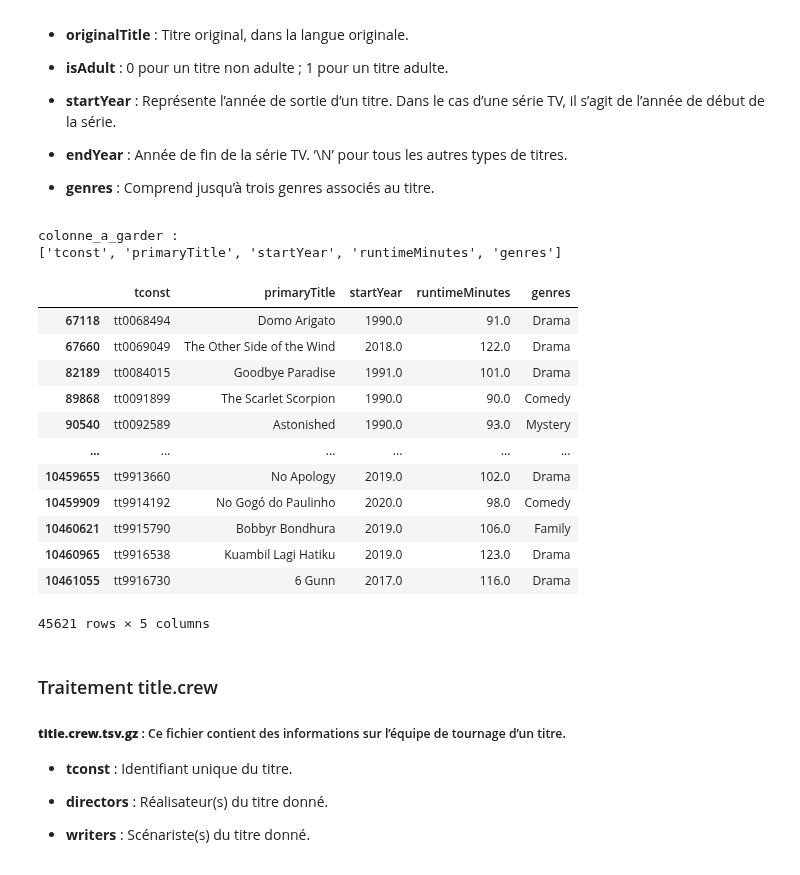
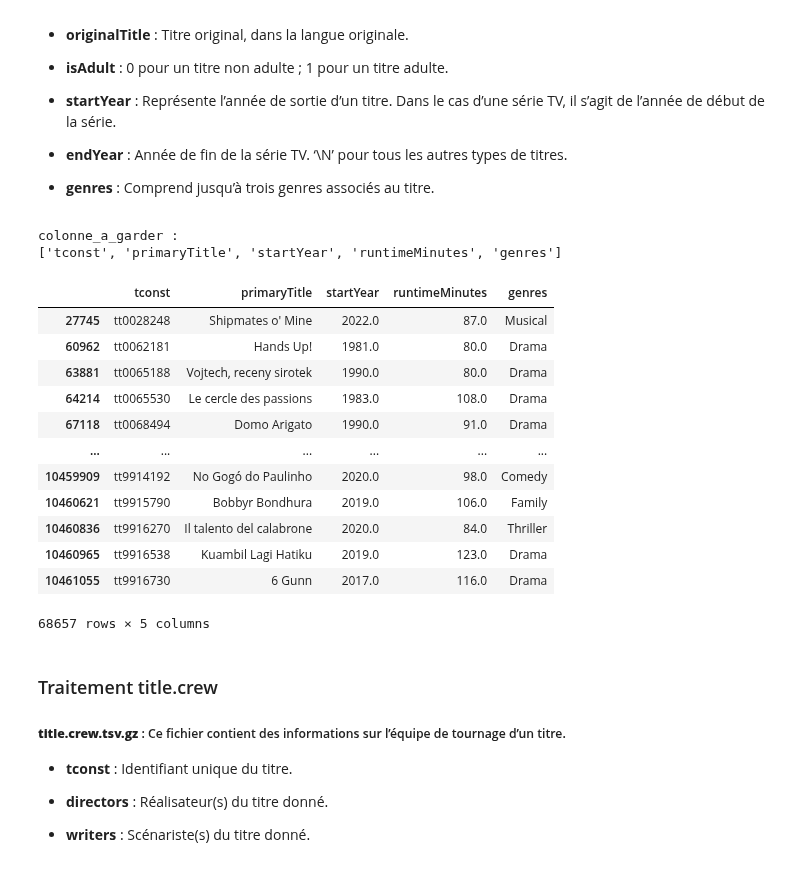
Before and after one commit to bigmoletos/WildCodeSchool_formation_IA_nov2023, a Jupyter notebook: Projets/Projet2_NetFlix/recommandation_films.ipynb, the cells around one changed output. Saved outputs shown, nothing was run; the diff lists cells and outputs as text; code cells hidden in the pictures.

```diff
--- a/Projets/Projet2_NetFlix/recommandation_films.ipynb
+++ b/Projets/Projet2_NetFlix/recommandation_films.ipynb
@@ -656,41 +683,44 @@ df_title_principals_filtered
 - **genres** : Comprend jusqu’à trois genres associés au titre.
 # %%
 # initialisation des variables
-df_name="title_basics"
-my_dataframe=df_title_basics3
+df_name = "title_basics"
+my_dataframe = df_title_basics3
 
 # liste des colonnes ['tconst', 'titleType', 'primaryTitle', 'originalTitle', 'isAdult', 'startYear', 'endYear', 'runtimeMinutes', 'genres']
-col_to_filtre= ['tconst', 'titleType', 'primaryTitle',  'startYear',  'runtimeMinutes', 'genres']
-col_to_keep=['tconst', 'primaryTitle',  'startYear',  'runtimeMinutes', 'genres']
+col_to_filtre = ['tconst', 'titleType', 'primaryTitle',
+                 'startYear',  'runtimeMinutes', 'genres']
+col_to_keep = ['tconst', 'primaryTitle',
+               'startYear',  'runtimeMinutes', 'genres']
 # tableau des valeurs à garder par colonne
-liste_valeur_to_keep ={
-    "titleType":['movie'],
+liste_valeur_to_keep = {
+    "titleType": ['movie'],
     "genres": ['Action', 'Thriller', 'Adventure', 'Sci-Fi', 'Fantasy', 'Animation', 'War', 'Family', 'Musical', 'Mystery', 'Comedy',  'Drama'],
-    "startYear":['1990'],
-    "runtimeMinutes":['90','180']
-    }
+    "startYear": ['1980'],
+    "runtimeMinutes": ['80', '180']
+}
 
 
 # lancement de la fonction de traitement
-df_title_basics_filtered=traitement_dataframe(df_name,my_dataframe,col_to_filtre,col_to_keep,liste_valeur_to_keep)
+df_title_basics_filtered = traitement_dataframe(
+    df_name, my_dataframe, col_to_filtre, col_to_keep, liste_valeur_to_keep)
 # resultat
 df_title_basics_filtered
 # %% [output]
 colonne_a_garder :
 ['tconst', 'primaryTitle', 'startYear', 'runtimeMinutes', 'genres']
 |  | tconst | primaryTitle | startYear | runtimeMinutes | genres |
+| 27745 | tt0028248 | Shipmates o' Mine | 2022.0 | 87.0 | Musical |
+| 60962 | tt0062181 | Hands Up! | 1981.0 | 80.0 | Drama |
+| 63881 | tt0065188 | Vojtech, receny sirotek | 1990.0 | 80.0 | Drama |
+| 64214 | tt0065530 | Le cercle des passions | 1983.0 | 108.0 | Drama |
 | 67118 | tt0068494 | Domo Arigato | 1990.0 | 91.0 | Drama |
-| 67660 | tt0069049 | The Other Side of the Wind | 2018.0 | 122.0 | Drama |
-| 82189 | tt0084015 | Goodbye Paradise | 1991.0 | 101.0 | Drama |
-| 89868 | tt0091899 | The Scarlet Scorpion | 1990.0 | 90.0 | Comedy |
-| 90540 | tt0092589 | Astonished | 1990.0 | 93.0 | Mystery |
 | ... | ... | ... | ... | ... | ... |
-| 10459655 | tt9913660 | No Apology | 2019.0 | 102.0 | Drama |
 | 10459909 | tt9914192 | No Gogó do Paulinho | 2020.0 | 98.0 | Comedy |
 | 10460621 | tt9915790 | Bobbyr Bondhura | 2019.0 | 106.0 | Family |
+| 10460836 | tt9916270 | Il talento del calabrone | 2020.0 | 84.0 | Thriller |
 | 10460965 | tt9916538 | Kuambil Lagi Hatiku | 2019.0 | 123.0 | Drama |
 | 10461055 | tt9916730 | 6 Gunn | 2017.0 | 116.0 | Drama |
-45621 rows × 5 columns
+68657 rows × 5 columns
 # %%
 # ['Documentary','Short'], ['Animation','Short'], ['Animation','Comedy','Romance'], ['Comedy,Short'], 'Short', ['Short','Sport'], 'Romance', ['Documentary','Short','Sport'], ['News','Short'], ['News','Short','Sport']
 
```
Also changed, not shown: parts of 39 cells of this notebook.
